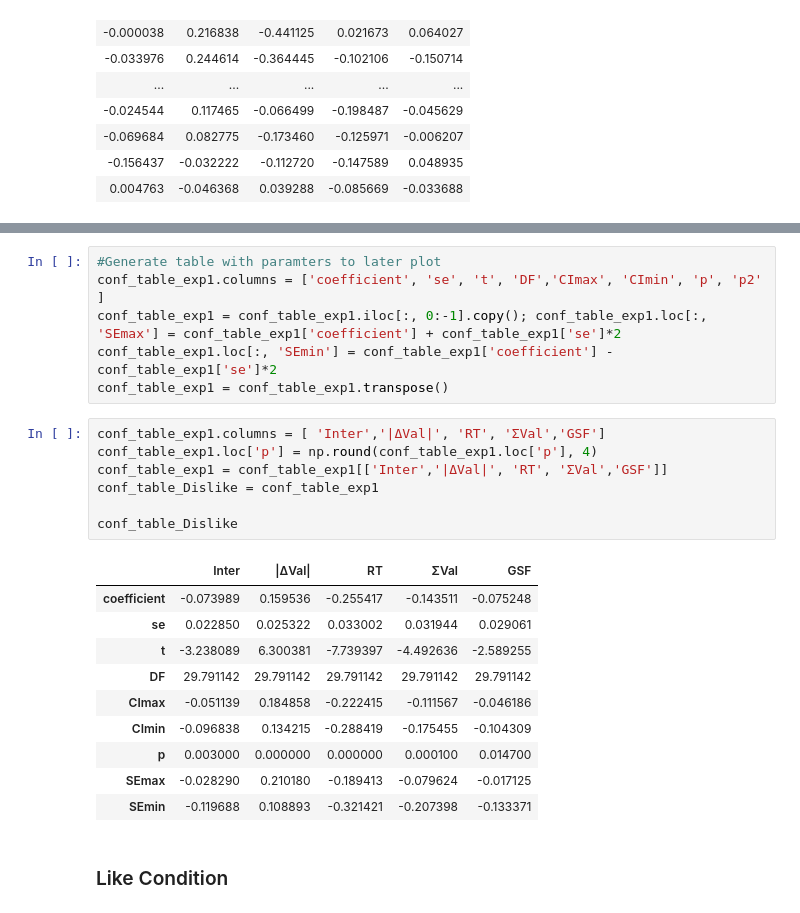
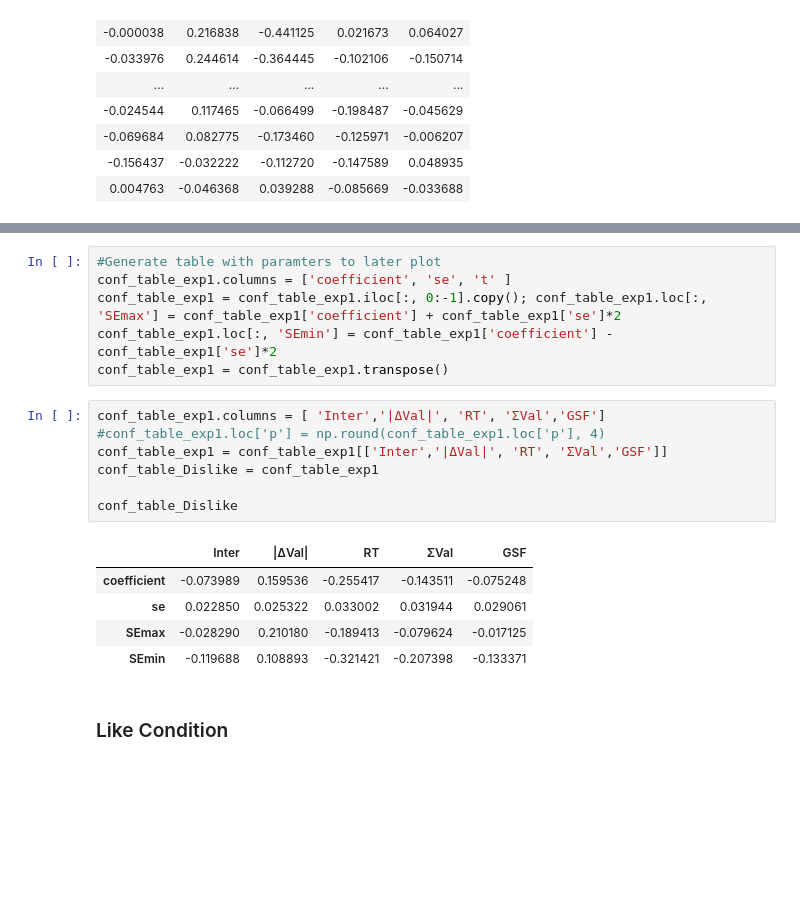
Before and after one commit to pradysepulveda/FF2018, a Jupyter notebook: RegressionModelsT_31.ipynb, the cells around one changed output, grey strips where cells are left out. Saved outputs shown, nothing was run; the diff lists cells and outputs as text; blank space fills up the shorter version.

```diff
--- a/RegressionModelsT_31.ipynb
+++ b/RegressionModelsT_31.ipynb
@@ -660,25 +674,20 @@ conf_table_exp1
 # %%
 #Generate table with paramters to later plot
-conf_table_exp1.columns = ['coefficient', 'se', 't', 'DF','CImax', 'CImin', 'p', 'p2' ]
+conf_table_exp1.columns = ['coefficient', 'se', 't' ]
 conf_table_exp1 = conf_table_exp1.iloc[:, 0:-1].copy(); conf_table_exp1.loc[:, 'SEmax'] = conf_table_exp1['coefficient'] + conf_table_exp1['se']*2
 conf_table_exp1.loc[:, 'SEmin'] = conf_table_exp1['coefficient'] - conf_table_exp1['se']*2
 conf_table_exp1 = conf_table_exp1.transpose()
 # %%
 conf_table_exp1.columns = [ 'Inter','|ΔVal|', 'RT', 'ΣVal','GSF']
-conf_table_exp1.loc['p'] = np.round(conf_table_exp1.loc['p'], 4)
+#conf_table_exp1.loc['p'] = np.round(conf_table_exp1.loc['p'], 4)
 conf_table_exp1 = conf_table_exp1[['Inter','|ΔVal|', 'RT', 'ΣVal','GSF']]
 conf_table_Dislike = conf_table_exp1
 
 conf_table_Dislike
 # %% [output]
 |  | Inter | |ΔVal| | RT | ΣVal | GSF |
 | coefficient | -0.073989 | 0.159536 | -0.255417 | -0.143511 | -0.075248 |
 | se | 0.022850 | 0.025322 | 0.033002 | 0.031944 | 0.029061 |
-| t | -3.238089 | 6.300381 | -7.739397 | -4.492636 | -2.589255 |
-| DF | 29.791142 | 29.791142 | 29.791142 | 29.791142 | 29.791142 |
-| CImax | -0.051139 | 0.184858 | -0.222415 | -0.111567 | -0.046186 |
-| CImin | -0.096838 | 0.134215 | -0.288419 | -0.175455 | -0.104309 |
-| p | 0.003000 | 0.000000 | 0.000000 | 0.000100 | 0.014700 |
 | SEmax | -0.028290 | 0.210180 | -0.189413 | -0.079624 | -0.017125 |
 | SEmin | -0.119688 | 0.108893 | -0.321421 | -0.207398 | -0.133371 |
 # %% [markdown]
```
Also changed, not shown: parts of 12 cells of this notebook, 8 other files.
